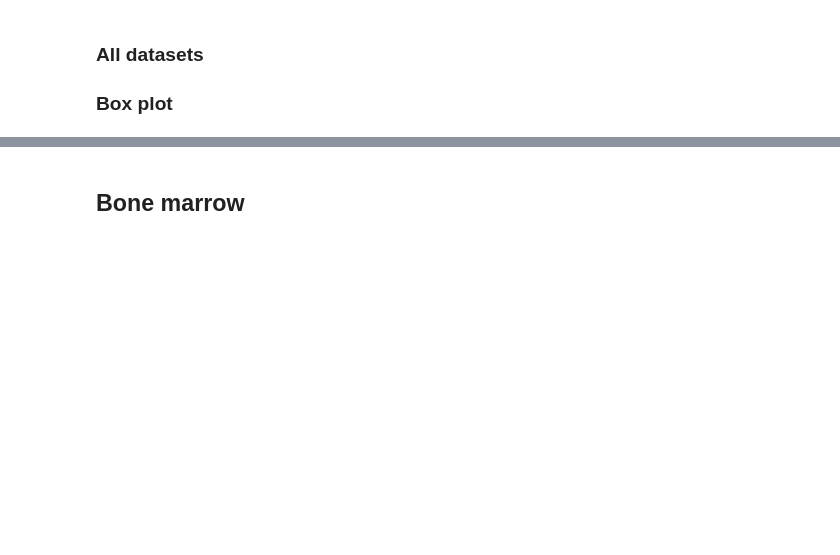
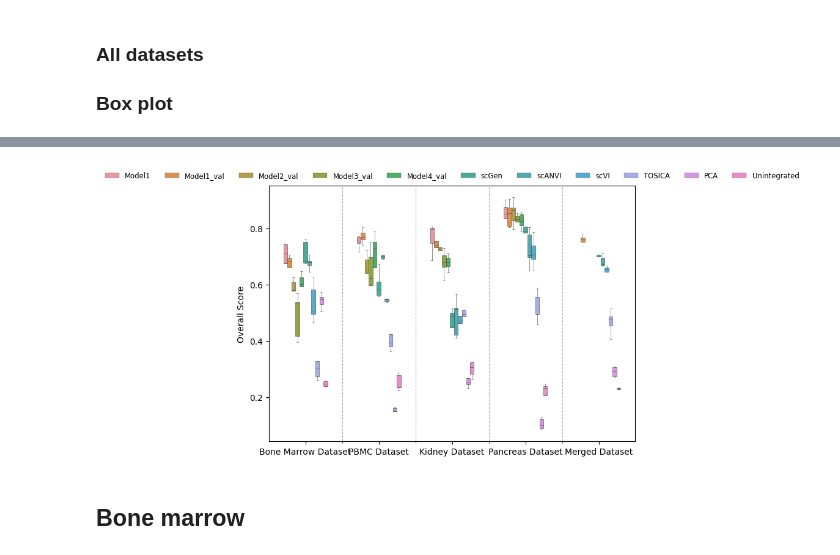
Before and after one commit to LeoAnd00/Masters_Thesis, a Jupyter notebook: code/cell_type_representation/visualizations/Fig_metrics_of_generalizability.ipynb, the cells around one changed output, grey strips where cells are left out. Drawn from its saved outputs; the diff is of its cells as text; code cells hidden in the pictures; blank space fills up the shorter version.

```diff
--- a/code/cell_type_representation/visualizations/Fig_metrics_of_generalizability.ipynb
+++ b/code/cell_type_representation/visualizations/Fig_metrics_of_generalizability.ipynb
@@ -24,3 +40,17 @@ VisEnv.BoxPlotVisualization(files=files, dataset_names=dataset_names)
+# %%
+files = ["../benchmarks/results/Bone_marrow/Benchmark_results",
+         "../benchmarks/results/PBMC/Benchmark_results",
+         "../benchmarks/results/Kidney/Benchmark_results",
+         "../benchmarks/results/Pancreas/Benchmark_results",
+         "../benchmarks/results/All_merged/Benchmark_results"]
+dataset_names = ["Bone Marrow Dataset",
+                 "PBMC Dataset",
+                 "Kidney Dataset",
+                 "Pancreas Dataset",
+                 "Merged Dataset"]
+VisEnv.BoxPlotVisualization_All(files=files, dataset_names=dataset_names)
+# %% [output]
+[figure, added]
 # %% [markdown]
 ## Bone marrow
 # %% [markdown]
```
Also changed, not shown: parts of 1 cell of this notebook, 2 other files.
